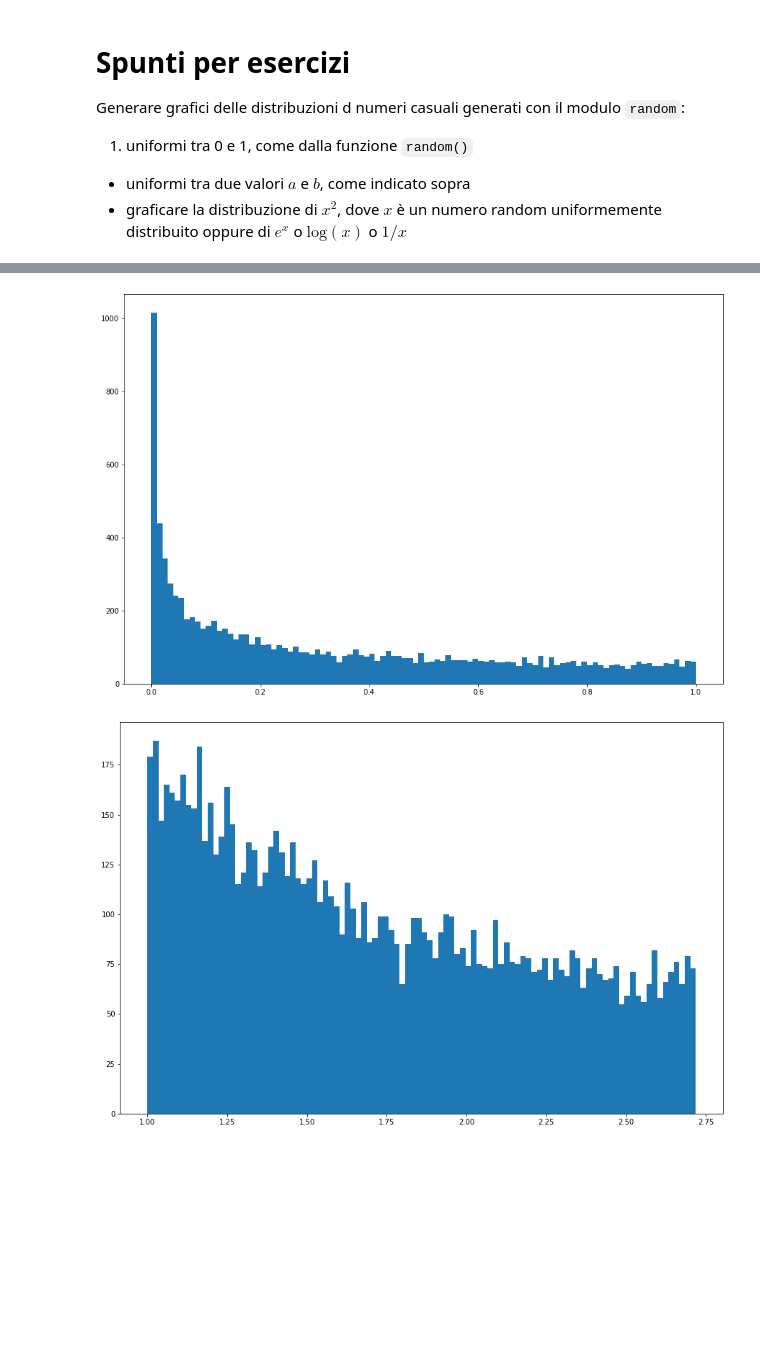
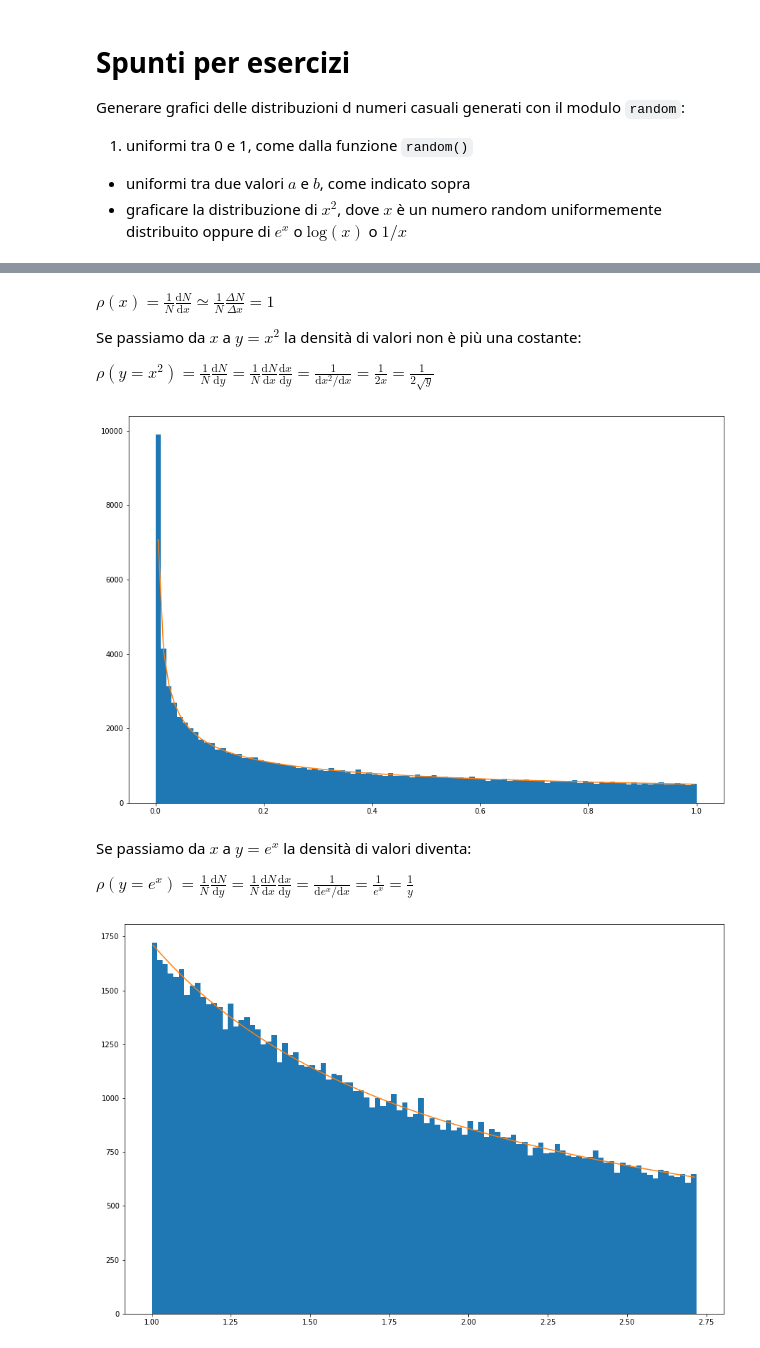
Before and after one commit to lucalista/analisi-dati-2022, a Jupyter notebook: 01.03.00__Generatori_di_numeri_pseudocasuali_in_python.ipynb, the cells around one changed output, grey strips where cells are left out. Cells and saved outputs as stored; diff of their text form; code cells hidden in the pictures; blank space fills up the shorter version.

```diff
--- a/01.03.00__Generatori_di_numeri_pseudocasuali_in_python.ipynb
+++ b/01.03.00__Generatori_di_numeri_pseudocasuali_in_python.ipynb
@@ -89,7 +89,8 @@
 * graficare la distribuzione di $x^2$, dove $x$ è un numero random uniformemente distribuito oppure di $e^x$ o $\mathrm{log}(x)$ o $1/x$
 # %%
 import numpy as np
-x = np.array([random.random() for n in range(10000)])
+nrand = 100000
+x = np.array([random.random() for n in range(nrand)])
 # %%
 import matplotlib.pyplot as plt
 import math
@@ -103,14 +161,32 @@ plt.show()
+# %% [markdown]
+$\displaystyle \rho(x)=\frac{1}{N}\frac{\mathrm{d}N}{\mathrm{d}x}\simeq\frac{1}{N}\frac{\Delta N}{\Delta x}=1$
+
+Se passiamo da $x$ a $y=x^2$ la densità di valori non è più una costante:
+
+$\displaystyle \rho(y=x^2)=\frac{1}{N}\frac{\mathrm{d}N}{\mathrm{d}y}=\frac{1}{N}\frac{\mathrm{d}N}{\mathrm{d}x}\frac{\mathrm{d}x}{\mathrm{d}y} = \frac{1}{\mathrm{d}x^2/\mathrm{d}x} = \frac{1}{2x} = \frac{1}{2\sqrt{y}}$
 # %%
 nbins = 100
 fig, ax = plt.subplots(figsize=(15, 10))
-n, bins, patches = ax.hist(x**2, nbins, range=(0,1))
+n, bins, patches = ax.hist(x**2, nbins, range=(0, 1))
+xx = np.linspace(dx/2, 1-dx/2, nbins)
+dx = 1/nbins
+yy = (1/(2*np.sqrt(xx)))*nrand*dx
+ax.plot(xx, yy)
 plt.show()
 # %% [output]
-[figure, old version]
+[figure, new version]
+# %% [markdown]
+Se passiamo da $x$ a $y=e^x$ la densità di valori diventa:
+
+$\displaystyle \rho(y=e^x)=\frac{1}{N}\frac{\mathrm{d}N}{\mathrm{d}y}=\frac{1}{N}\frac{\mathrm{d}N}{\mathrm{d}x}\frac{\mathrm{d}x}{\mathrm{d}y} = \frac{1}{\mathrm{d}e^x/\mathrm{d}x} = \frac{1}{e^x} = \frac{1}{y}$
 # %%
 nbins = 100
 fig, ax = plt.subplots(figsize=(15, 10))
-n, bins, patches = ax.hist(np.exp(x), nbins, range=(1,math.e))
+n, bins, patches = ax.hist(np.exp(x), nbins, range=(1, math.e))
+xx = np.linspace(1+dx/2, math.e-dx/2, nbins)
+dx = (math.e-1)/nbins
+yy = (1/xx)*nrand*dx
+ax.plot(xx, yy)
 plt.show()
 # %% [output]
-[figure, old version]
+[figure, new version]
```
Also changed, not shown: parts of 9 cells of this notebook.
